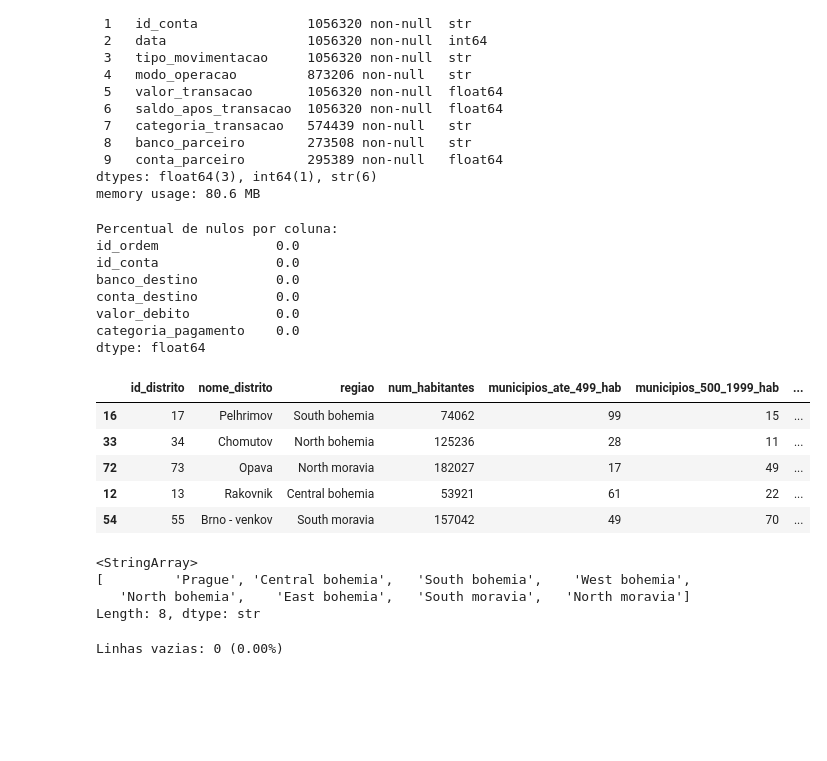
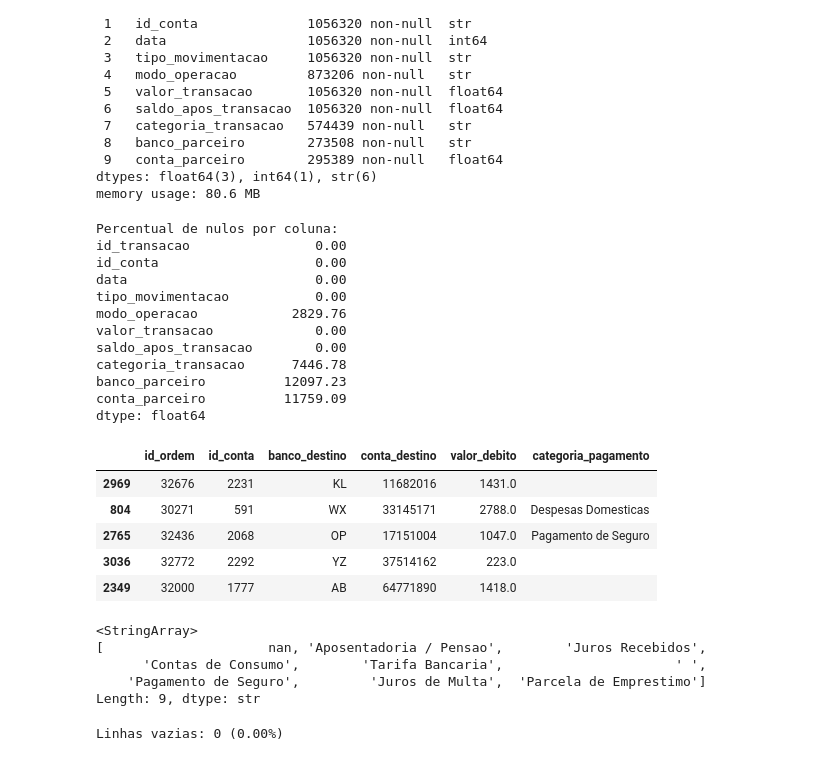
Before and after one commit to christianwislockioli-rgb/Analise_de_Risco_e_Melhoria_de_Fluxo_Operacional_de_Credito, a Jupyter notebook: 02_dados/src/Projeto.ipynb, the cells around one changed output. Cells and saved outputs as stored; diff of their text form; code cells hidden in the pictures; blank space fills up the shorter version.

```diff
--- a/02_dados/src/Projeto.ipynb
+++ b/02_dados/src/Projeto.ipynb
@@ -246,33 +269,38 @@ memory usage: 80.6 MB
 # %%
 # Percentual de nulos
 print('Percentual de nulos por coluna:')
-print((ordens_df.isnull().sum() / len(ordens_df) * 100).round(2))
+print((transacoes_df.isnull().sum() / len(ordens_df) * 100).round(2))
 # %% [output]
 Percentual de nulos por coluna:
-id_ordem               0.0
-id_conta               0.0
-banco_destino          0.0
-conta_destino          0.0
-valor_debito           0.0
-categoria_pagamento    0.0
+id_transacao                0.00
+id_conta                    0.00
+data                        0.00
+tipo_movimentacao           0.00
+modo_operacao            2829.76
+valor_transacao             0.00
+saldo_apos_transacao        0.00
+categoria_transacao      7446.78
+banco_parceiro          12097.23
+conta_parceiro          11759.09
 dtype: float64
 # %%
-distrito_df.sample(5)
+ordens_df.sample(5)
 # %% [output]
-|  | id_distrito | nome_distrito | regiao | num_habitantes | municipios_ate_499_hab | municipios_500_1999_hab | ... |
-| 16 | 17 | Pelhrimov | South bohemia | 74062 | 99 | 15 | ... |
-| 33 | 34 | Chomutov | North bohemia | 125236 | 28 | 11 | ... |
-| 72 | 73 | Opava | North moravia | 182027 | 17 | 49 | ... |
-| 12 | 13 | Rakovnik | Central bohemia | 53921 | 61 | 22 | ... |
-| 54 | 55 | Brno - venkov | South moravia | 157042 | 49 | 70 | ... |
+|  | id_ordem | id_conta | banco_destino | conta_destino | valor_debito | categoria_pagamento |
+| 2969 | 32676 | 2231 | KL | 11682016 | 1431.0 |  |
+| 804 | 30271 | 591 | WX | 33145171 | 2788.0 | Despesas Domesticas |
+| 2765 | 32436 | 2068 | OP | 17151004 | 1047.0 | Pagamento de Seguro |
+| 3036 | 32772 | 2292 | YZ | 37514162 | 223.0 |  |
+| 2349 | 32000 | 1777 | AB | 64771890 | 1418.0 |  |
 # %%
 # Verificação de dados unicos para identificaçao de possiveis erros
-print(distrito_df['regiao'].unique())
+print(transacoes_df['categoria_transacao'].unique())
 # %% [output]
 <StringArray>
-[         'Prague', 'Central bohemia',   'South bohemia',    'West bohemia',
-   'North bohemia',    'East bohemia',   'South moravia',   'North moravia']
-Length: 8, dtype: str
+[                     nan, 'Aposentadoria / Pensao',        'Juros Recebidos',
+      'Contas de Consumo',        'Tarifa Bancaria',                      ' ',
+    'Pagamento de Seguro',         'Juros de Multa',  'Parcela de Emprestimo']
+Length: 9, dtype: str
 # %%
 # Conta quantas linhas possuem o espaço em branco
 quantidade_vazios = (ordens_df['banco_destino'] == ' ').sum()
```
Also changed, not shown: parts of 13 cells of this notebook.
